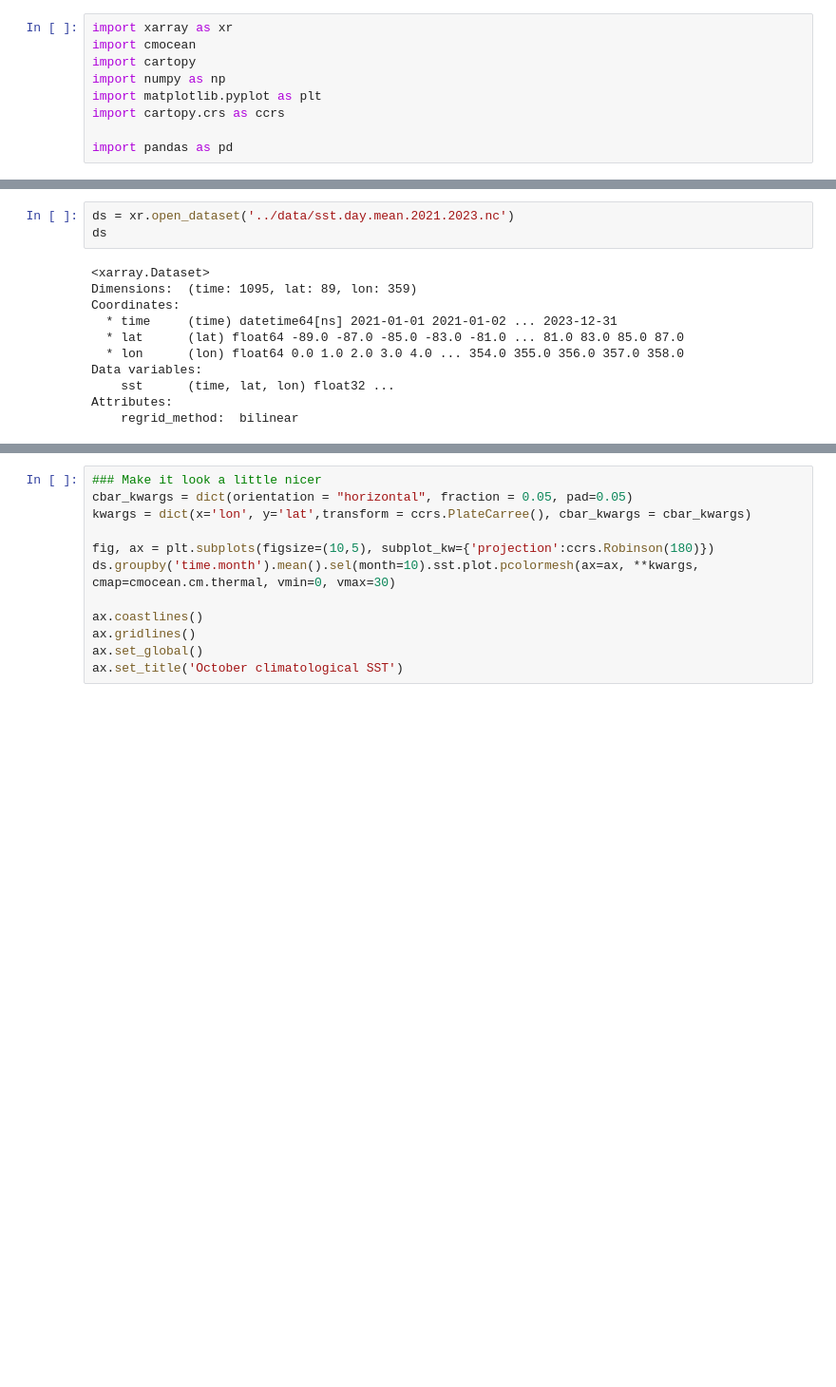
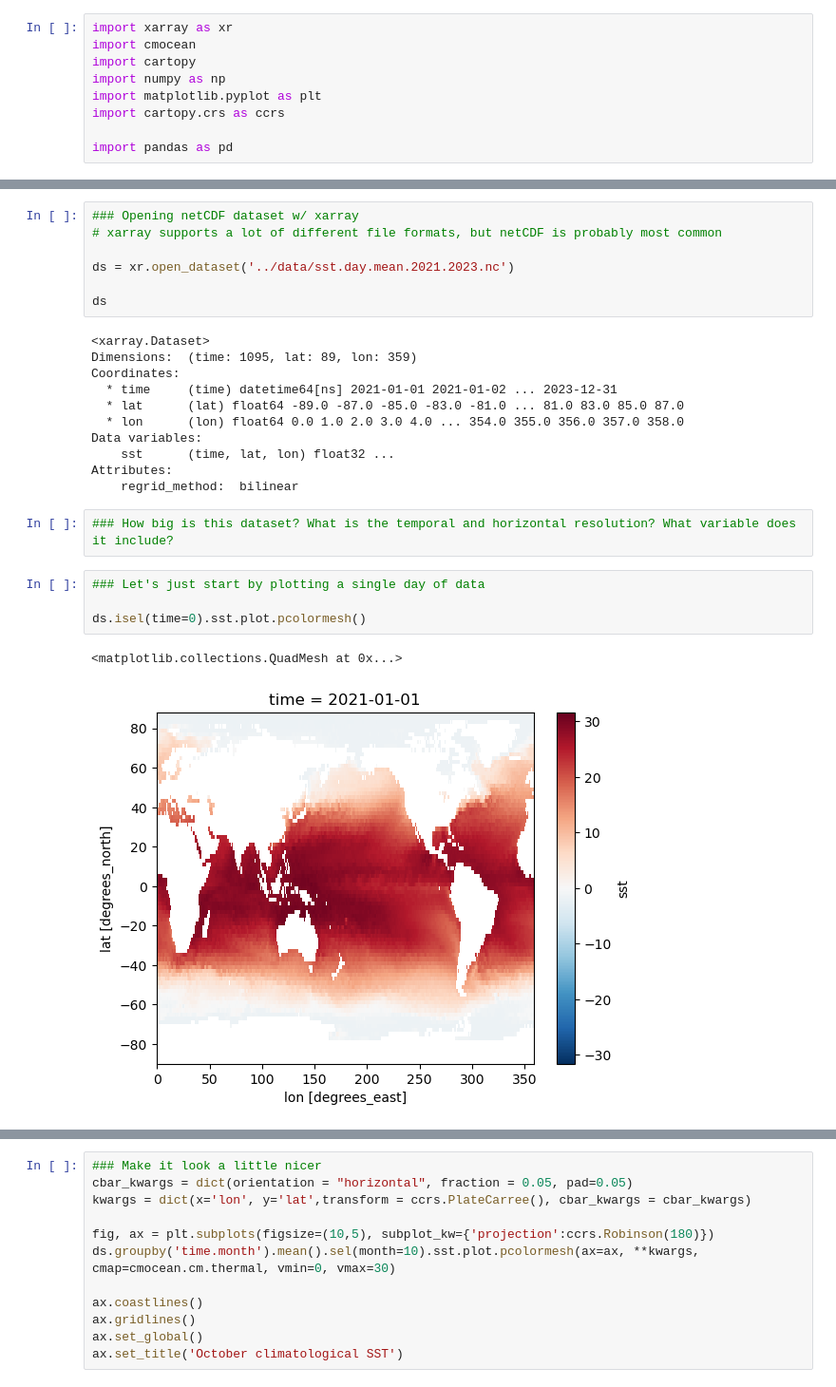
Before and after one commit to anthony-meza/PO_HPC_Workshop, a Jupyter notebook: examples/Example1.ipynb, the cells around one changed output, grey strips where cells are left out. Shown at 95% size. Drawn from its saved outputs; the diff is of its cells as text; blank space fills up the shorter version.

```diff
--- a/examples/Example1.ipynb
+++ b/examples/Example1.ipynb
@@ -10,5 +14,9 @@ import pandas as pd
 # %%
+### Opening netCDF dataset w/ xarray
+# xarray supports a lot of different file formats, but netCDF is probably most common
+
 ds = xr.open_dataset('../data/sst.day.mean.2021.2023.nc')
+
 ds
 # %% [output]
 <xarray.Dataset>
@@ -21,3 +29,12 @@ Data variables:
     sst      (time, lat, lon) float32 ...
 Attributes:
     regrid_method:  bilinear
+# %%
+### How big is this dataset? What is the temporal and horizontal resolution? What variable does it include?
+# %%
+### Let's just start by plotting a single day of data
+
+ds.isel(time=0).sst.plot.pcolormesh()
+# %% [output]
+<matplotlib.collections.QuadMesh at 0x...>
+[figure, added]
```
Also changed, not shown: parts of 18 cells of this notebook.
